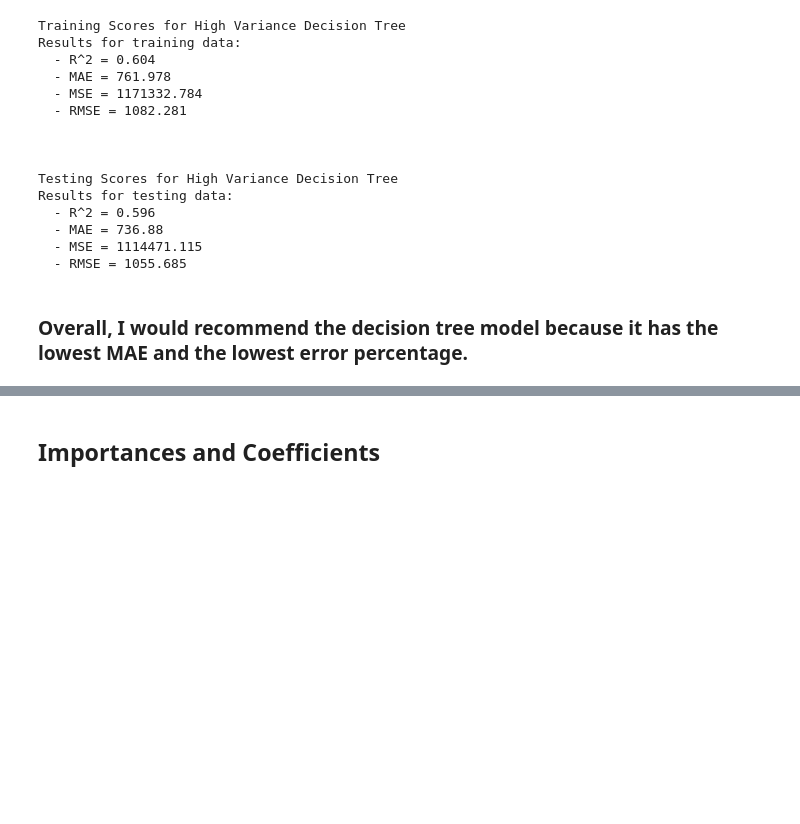
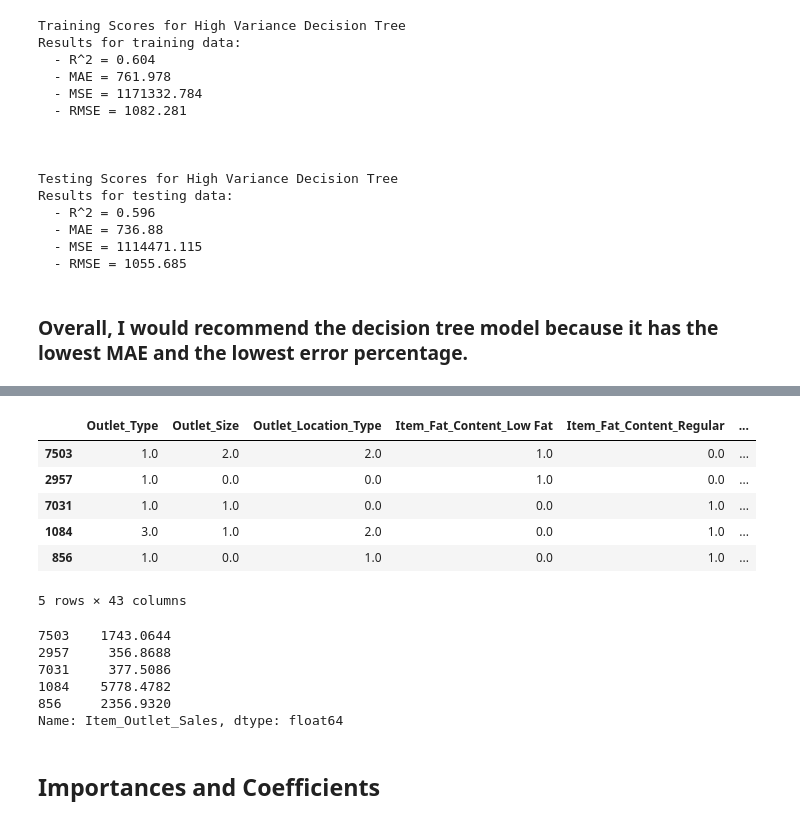
Before and after one commit to GregoryL12/Project-1-Revisted, a Jupyter notebook: Project 1 Revisted.ipynb, the cells around one changed output, grey strips where cells are left out. Drawn from its saved outputs; the diff is of its cells as text; code cells hidden in the pictures; blank space fills up the shorter version.

```diff
--- a/Project 1 Revisted.ipynb
+++ b/Project 1 Revisted.ipynb
@@ -608,3 +795,24 @@ Results for testing data:
+# %%
+X_test_df = pd.DataFrame(preprocessor.transform(X_test),
+                           columns = feature_names, index = X_test.index)
+X_test_df.head()
+# %% [output]
+|  | Outlet_Type | Outlet_Size | Outlet_Location_Type | Item_Fat_Content_Low Fat | Item_Fat_Content_Regular | ... |
+| 7503 | 1.0 | 2.0 | 2.0 | 1.0 | 0.0 | ... |
+| 2957 | 1.0 | 0.0 | 0.0 | 1.0 | 0.0 | ... |
+| 7031 | 1.0 | 1.0 | 0.0 | 0.0 | 1.0 | ... |
+| 1084 | 3.0 | 1.0 | 2.0 | 0.0 | 1.0 | ... |
+| 856 | 1.0 | 0.0 | 1.0 | 0.0 | 1.0 | ... |
+5 rows × 43 columns
+# %%
+y_test.head()
+# %% [output]
+7503    1743.0644
+2957     356.8688
+7031     377.5086
+1084    5778.4782
+856     2356.9320
+Name: Item_Outlet_Sales, dtype: float64
 # %% [markdown]
 ## Importances and Coefficients
 # %%
```
Also changed, not shown: parts of 29 cells of this notebook, 4 other files.
